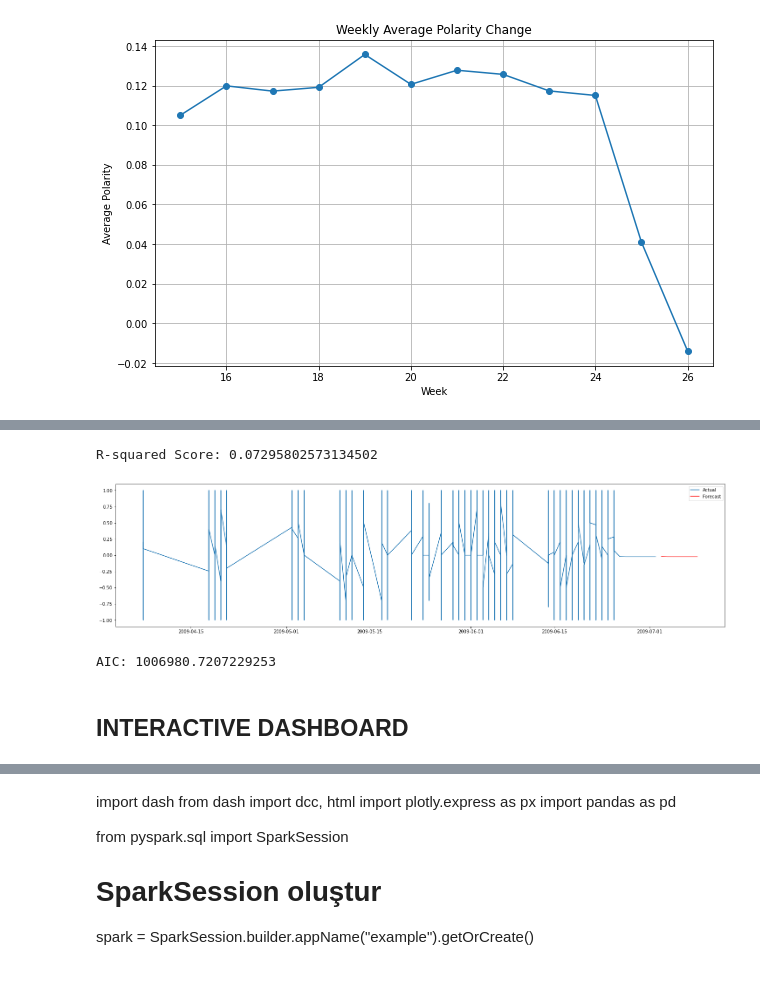
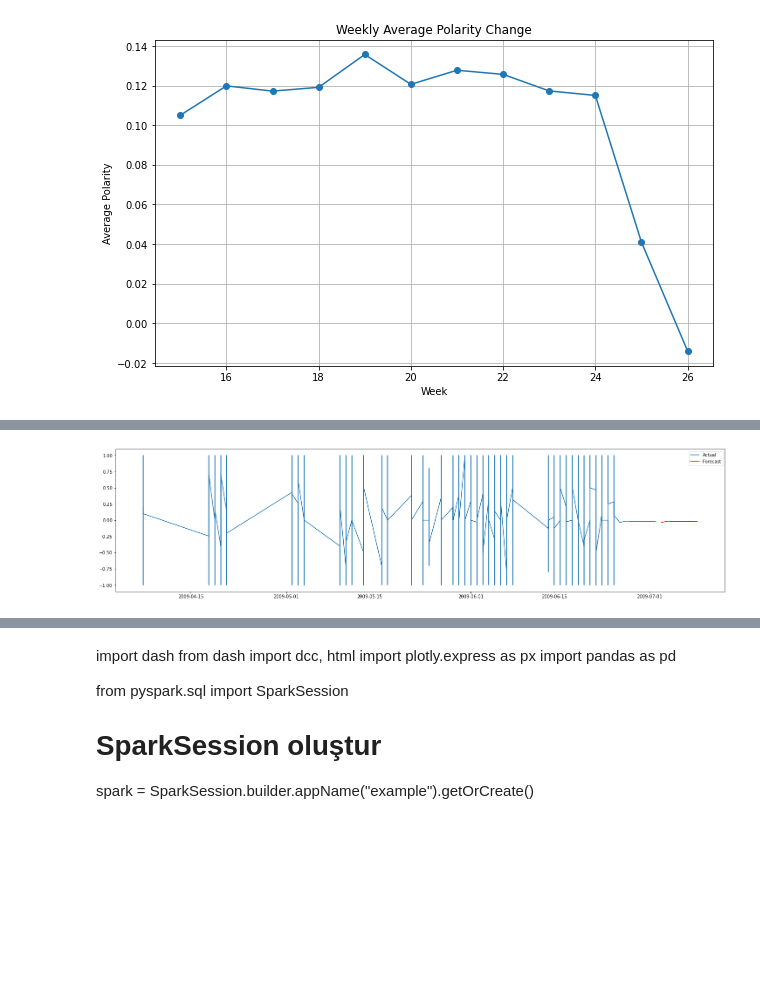
Before and after one commit to hmmtuslu/CA2-SEMESTER2, a Jupyter notebook: CA2 SEM-2.ipynb, the cells around one changed output, grey strips where cells are left out. Saved outputs shown, nothing was run; the diff lists cells and outputs as text; code cells hidden in the pictures; blank space fills up the shorter version.

```diff
--- a/CA2 SEM-2.ipynb
+++ b/CA2 SEM-2.ipynb
@@ -446,0 +443,25 @@ plt.show()
+# %%
+
+from pyspark.sql import SparkSession
+from pyspark.sql.functions import col, window
+from pyspark.sql.window import Window
+
+spark = SparkSession.builder.appName("TimeSeriesAnalysis").getOrCreate()
+
+
+df = df.withColumn("time", col("time").cast("timestamp"))
+
+# 1 week time series
+weekly_series = df.groupBy(window("time", "1 week")).count()
+weekly_series.show(truncate=False)
+
+# 1 month time series
+monthly_series = df.groupBy(window("time", "30 days")).count()
+monthly_series.show(truncate=False)
+
+# 3 months time series
+quarterly_series = df.groupBy(window("time", "90 days")).count()
+quarterly_series.show(truncate=False)
+
+
+spark.stop()
@@ -483,17 +499,3 @@ print(future_df)
-# %%
-from sklearn.metrics import r2_score
-
-# Gerçek değerler
-actual_values = df_pandas['polarity']
-
-# Tahmin edilen değerler
-predicted_values = model.predict(X)
-
-# R-kare skoru hesapla
-r2 = r2_score(actual_values, predicted_values)
-print(f'R-squared Score: {r2}')
-# %% [output]
-R-squared Score: 0.07295802573134502
 # %%
 import pandas as pd
 import numpy as np
@@ -509,48 +511,32 @@ spark = SparkSession.builder.appName("ARIMA_Example").getOrCreate()
 # 'time' sütununu tarih formatına dönüştür
 df_spark = df.withColumn("time", col("time").cast("date"))
 
 # Haftalık gruplama ve ortalama alma işlemleri
 window_spec = Window.orderBy("time").rowsBetween(-float('inf'), 0)
 df_spark = df_spark.withColumn("weekly_avg_polarity", col("polarity"))
 df_spark = df_spark.withColumn("weekly_avg_polarity", col("weekly_avg_polarity").cast("double"))
 
 # ARIMA modelini oluştur
-model = ARIMA(df_spark.select("weekly_avg_polarity").toPandas(), order=(1, 1, 1))  # (p, d, q) değerlerini istediğiniz gibi ayarlayabilirsiniz
+model = ARIMA(df_spark.select("weekly_avg_polarity").toPandas(), order=(2, 1, 1))  # (p, d, q) değerlerini istediğiniz gibi ayarlayabilirsiniz
 results = model.fit()
 
 # Gelecek 7 gün için tahmin yap
 forecast_steps = 7
 forecast = results.get_forecast(steps=forecast_steps)
 
 # Tahmin edilen değerler ve güven aralıklarını al
 forecast_values = forecast.predicted_mean
 
 # Önceki verileri ve tahminleri birleştir
 df_forecast = df_spark.toPandas()
 df_forecast = df_forecast.append(pd.DataFrame({"time": pd.date_range(start=df_forecast['time'].max() + pd.Timedelta(days=1), periods=forecast_steps, freq='D'),
                                                 "weekly_avg_polarity": forecast_values}))
 
 # Tahmin edilen değerleri ve güven aralıklarını görselleştir
 plt.figure(figsize=(25, 6))
 plt.plot(df_forecast['time'], df_forecast['weekly_avg_polarity'], label='Actual')
 plt.plot(pd.date_range(start=df_forecast['time'].max() + pd.Timedelta(days=1), periods=forecast_steps, freq='D'), forecast_values, color='red', label='Forecast')
 plt.legend()
 plt.show()
 # %% [output]
-[figure, old version]
+[figure, new version]
-# %%
-# ARIMA modelini oluştur
-model = ARIMA(df_spark.select("weekly_avg_polarity").toPandas(), order=(1, 1, 1))  # Başlangıç için (1, 1, 1)
-results = model.fit()
-
-# AIC değerini yazdırarak modelin uygunluğunu değerlendir
-print("AIC:", results.aic)
-
-# Başka bir kombinasyon deneyebilir ve en iyi sonucu elde edene kadar tekrarlayabilirsiniz
-model = ARIMA(df_spark.select("weekly_avg_polarity").toPandas(), order=(12, 1, 5))  # Diğer kombinasyonlar için p, d, q değerlerini belirleyin
-results = model.fit()
-print("AIC:", results.aic)
-# %% [output]
-AIC: 1006980.7207229253
-# %% [markdown]
-## INTERACTIVE DASHBOARD
```
Also changed, not shown: parts of 25 cells of this notebook.
